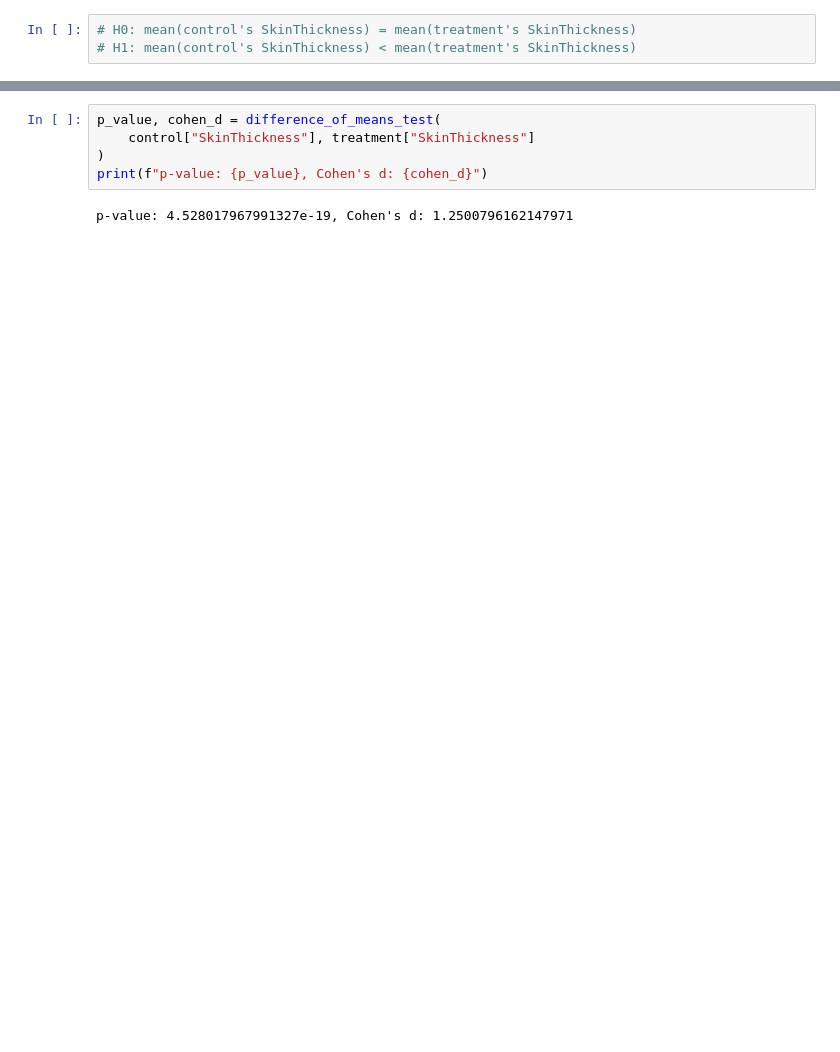
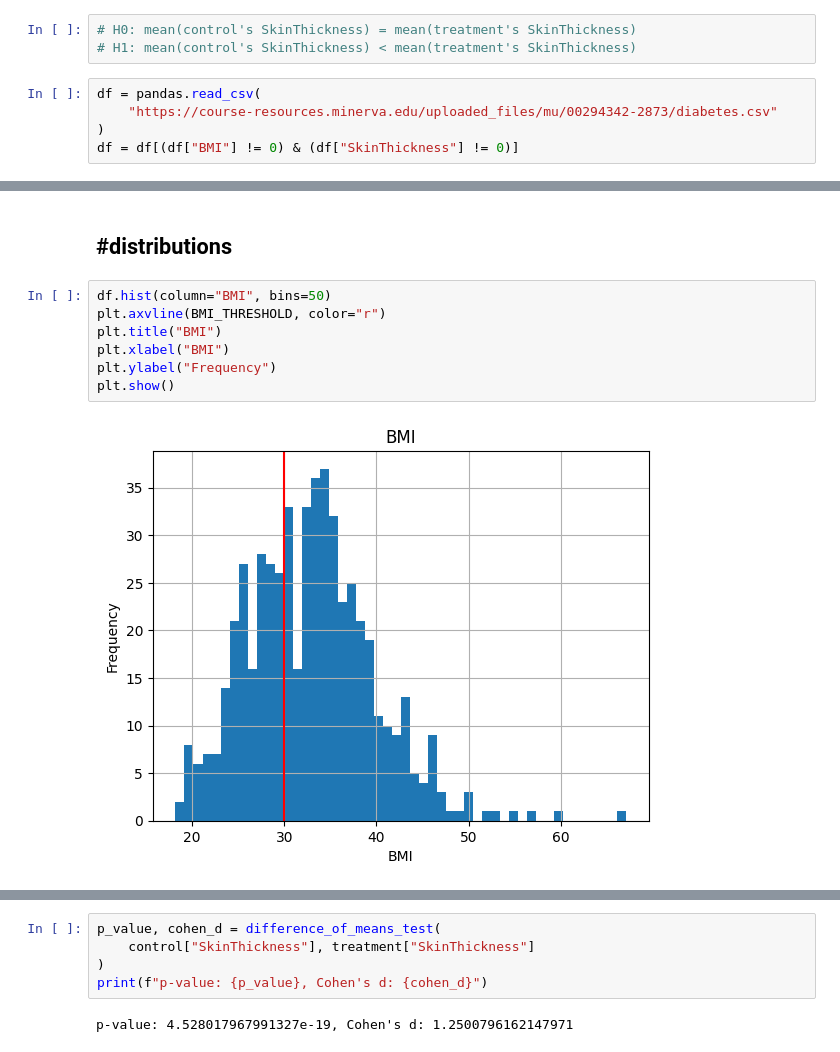
Before and after one commit to 000alen/cs50-statistical-inference, a Jupyter notebook: Alen.ipynb, the cells around one changed output, grey strips where cells are left out. Saved outputs shown, nothing was run; the diff lists cells and outputs as text; blank space fills up the shorter version.

```diff
--- a/Alen.ipynb
+++ b/Alen.ipynb
@@ -35,3 +14,8 @@ plt.show()
 # %%
 # H0: mean(control's SkinThickness) = mean(treatment's SkinThickness)
 # H1: mean(control's SkinThickness) < mean(treatment's SkinThickness)
+# %%
+df = pandas.read_csv(
+    "https://course-resources.minerva.edu/uploaded_files/mu/00294342-2873/diabetes.csv"
+)
+df = df[(df["BMI"] != 0) & (df["SkinThickness"] != 0)]
@@ -37,0 +63,11 @@ plt.show()
+# %% [markdown]
+## #distributions
+# %%
+df.hist(column="BMI", bins=50)
+plt.axvline(BMI_THRESHOLD, color="r")
+plt.title("BMI")
+plt.xlabel("BMI")
+plt.ylabel("Frequency")
+plt.show()
+# %% [output]
+[figure, added]
```
Also changed, not shown: parts of 19 cells of this notebook.
